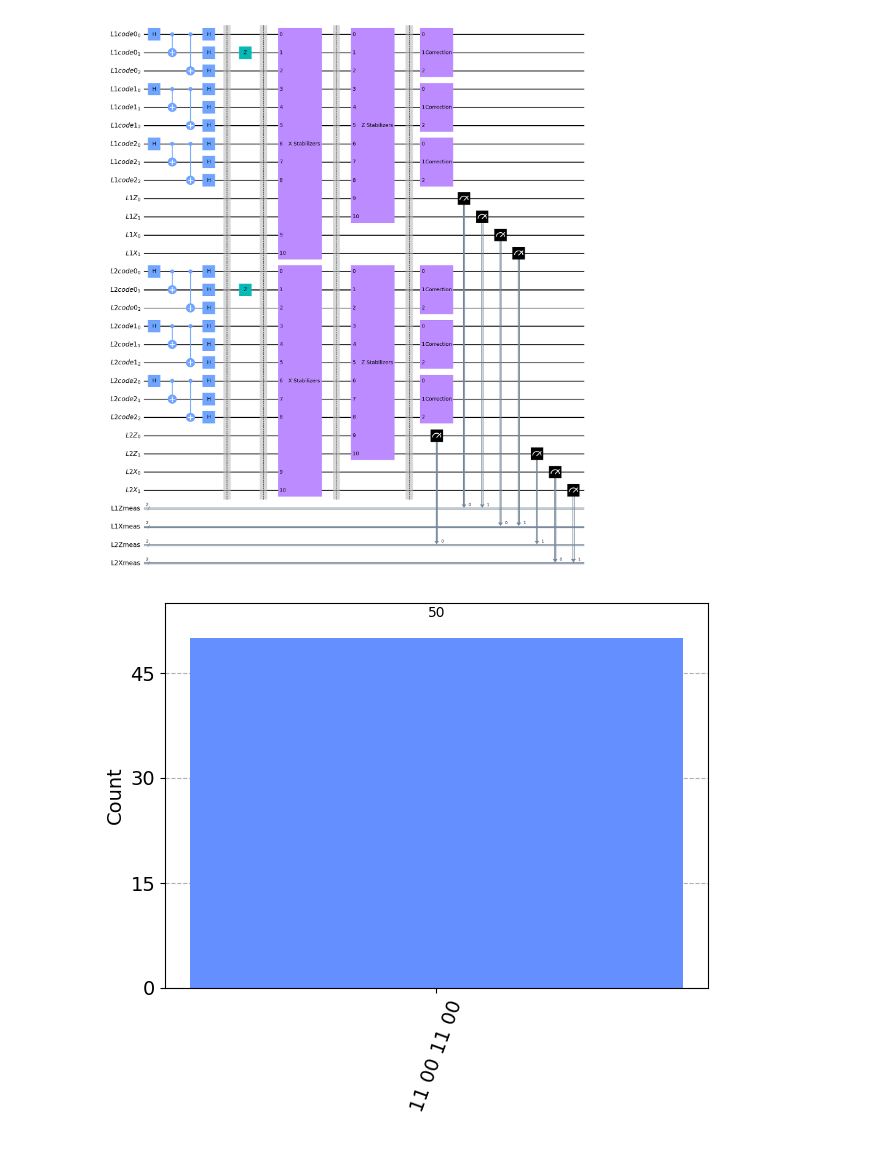
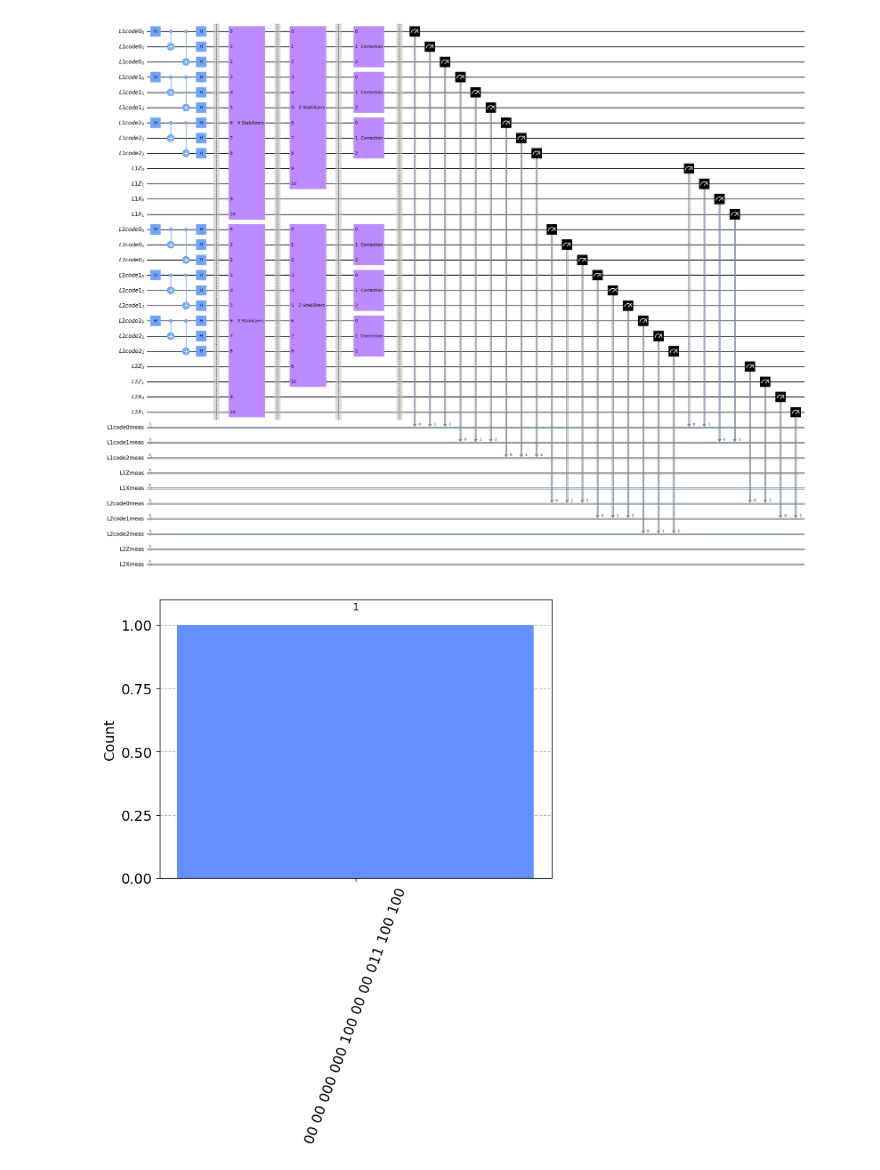
Before and after one commit to TonyPlaysGames/Shors-NeuralNetwork, a Jupyter notebook: x-gate-error.ipynb, the cells around one changed output. Cells and saved outputs as stored; diff of their text form; code cells hidden in the pictures.

```diff
--- a/x-gate-error.ipynb
+++ b/x-gate-error.ipynb
@@ -24,9 +24,9 @@ def createLogicalQubits(numLogicalQubits):
         physicalQubits.append(AncillaRegister(2, name='L' + str((qubit + 1)) + 'X'))
 
         # For testing code qubits
-        # physicalQubits.append(ClassicalRegister(3, name='L' + str(qubit +1) + 'code0meas'))
-        # physicalQubits.append(ClassicalRegister(3, name='L' + str(qubit +1) + 'code1meas'))
-        # physicalQubits.append(ClassicalRegister(3, name='L' + str(qubit +1) + 'code2meas'))
+        physicalQubits.append(ClassicalRegister(3, name='L' + str(qubit +1) + 'code0meas'))
+        physicalQubits.append(ClassicalRegister(3, name='L' + str(qubit +1) + 'code1meas'))
+        physicalQubits.append(ClassicalRegister(3, name='L' + str(qubit +1) + 'code2meas'))
 
         physicalQubits.append(ClassicalRegister(2, name='L' + str(qubit +1) + 'Zmeas'))
         physicalQubits.append(ClassicalRegister(2, name='L' + str(qubit +1) + 'Xmeas'))
@@ -156,48 +156,50 @@ def applyCorrection(qc, qubitArray):
         qc.append(correction(), LQubits[:3])
         qc.append(correction(), LQubits[3:6])
         qc.append(correction(), LQubits[-3:])
+        qc.append(correction(), [LQubits[0],LQubits[3],LQubits[6]])
 # %%
 qc, qubits = createLogicalQubits(2)
 L1Qubits, L1Ancilla = getQuibitArray(1, qubits)
 L2Qubits, L2Ancilla = getQuibitArray(2, qubits)
 
 applyEncoder(qc, qubits)
-applyrandomError(qc, qubits)
+#applyrandomError(qc, qubits)
 
 #Apply X stabalizers to ancilla
 qc.append(x_stabilizers(), L1Qubits + L1Ancilla[-2:])
 qc.append(x_stabilizers(), L2Qubits + L2Ancilla[-2:])
 qc.barrier()
 
 #Apply Z stabalizers to ancilla
 qc.append(z_stabilizers(), L1Qubits + L1Ancilla[:2])
 qc.append(z_stabilizers(), L2Qubits + L2Ancilla[:2])
 qc.barrier()
 
 #Apply correction based on ????
 applyCorrection(qc, [L1Qubits, L2Qubits])
+qc.barrier()
 
 
 #Show gates for reference
 #display(x_stabilizers().draw(output='mpl'))
 #display(z_stabilizers().draw(output='mpl'))
 #display(correction().draw(output='mpl'))
 
-# applyCodeMeasurements(qc, qubits)
+applyCodeMeasurements(qc, qubits)
 applyMeasurements(qc, qubits)
 qc.draw(output='mpl', fold=45)
 # %% [output]
-[figure, old version]
+[figure, new version]
 # %%
 sim = Aer.get_backend('qasm_simulator')
-job = execute(qc, sim, shots=50)
+job = execute(qc, sim, shots=1)
 result = job.result()
 counts = result.get_counts(qc)
 # X stabilizers: If 01 => error is in first block of 3 code qubits, if 11 => error is in second block of 3 code qubits, if 10 => error is in third block of 3 code qubits
 # Z stabilizers: If 01 => error is on 1st, 4th or 7th code qubit, if 11 => error is on 2nd, 5th or 8th code qubit, if 10 => error is on 3rd, 6th or 9th code qubit
 visualization.plot_histogram(counts)
 # %% [output]
-[figure, old version]
+[figure, new version]
 # %%
 def cleanData(data):
     newData = {}
```
Also changed, not shown: parts of 1 cell of this notebook.
